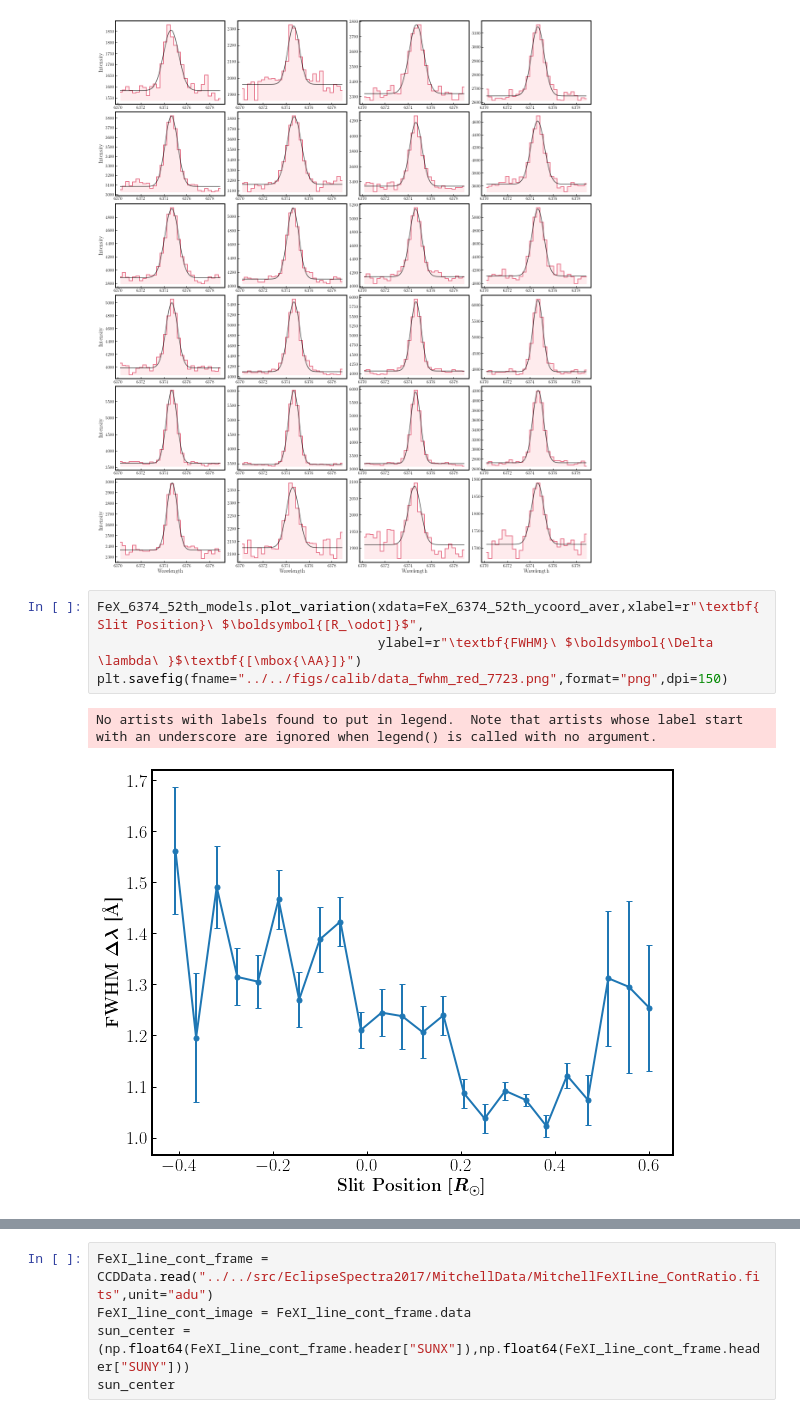
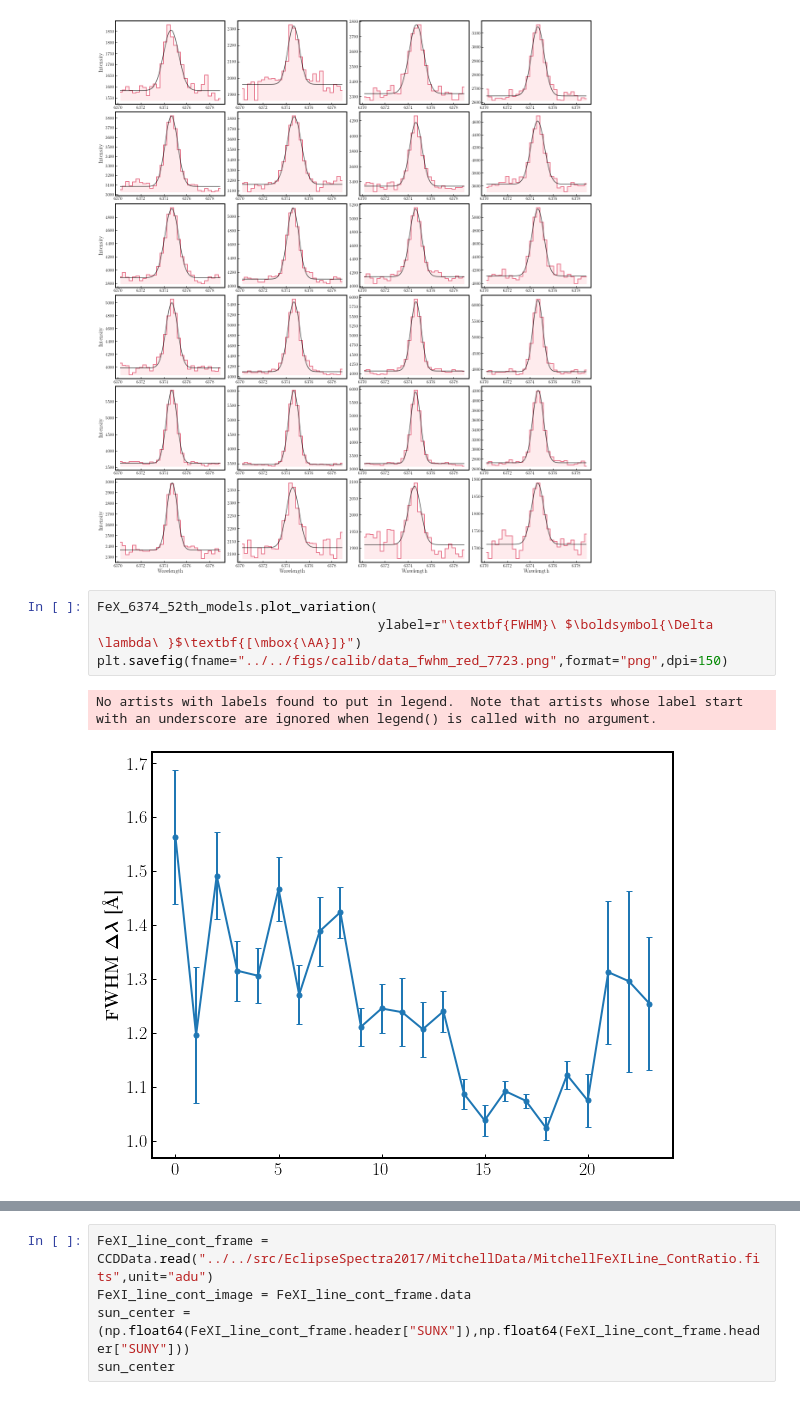
Before and after one commit to yjzhu-solar/Eclipse2017, a Jupyter notebook: ipynb/eclipse_data/data_reduct_example_red.ipynb, the cells around one changed output, grey strips where cells are left out. Drawn from its saved outputs; the diff is of its cells as text.

```diff
--- a/ipynb/eclipse_data/data_reduct_example_red.ipynb
+++ b/ipynb/eclipse_data/data_reduct_example_red.ipynb
@@ -139,11 +159,11 @@ axes = FeX_6374_52th_models.plot_fit()
 # %% [output]
 [figure]
 # %%
-FeX_6374_52th_models.plot_variation(xdata=FeX_6374_52th_ycoord_aver,xlabel=r"\textbf{Slit Position}\ $\boldsymbol{[R_\odot]}$",
+FeX_6374_52th_models.plot_variation(
                                     ylabel=r"\textbf{FWHM}\ $\boldsymbol{\Delta \lambda\ }$\textbf{[\mbox{\AA}]}")
 plt.savefig(fname="../../figs/calib/data_fwhm_red_7723.png",format="png",dpi=150)
 # %% [output]
 No artists with labels found to put in legend.  Note that artists whose label start with an underscore are ignored when legend() is called with no argument.
-[figure, old version]
+[figure, new version]
 # %%
 ax = FeX_6374_52th_models.plot_variation(var="wvl",xdata=FeX_6374_52th_ycoord_aver,xlabel=r"\textbf{Slit Position}\ $\boldsymbol{[R_\odot]}$",
```
Also changed, not shown: parts of 6 cells of this notebook, 2 other files.
